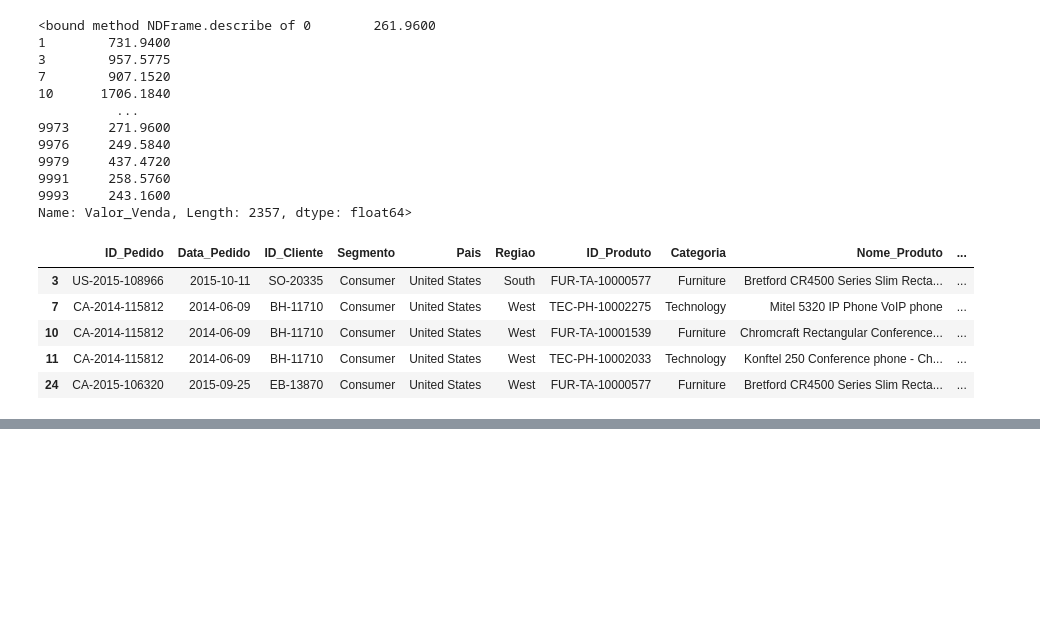
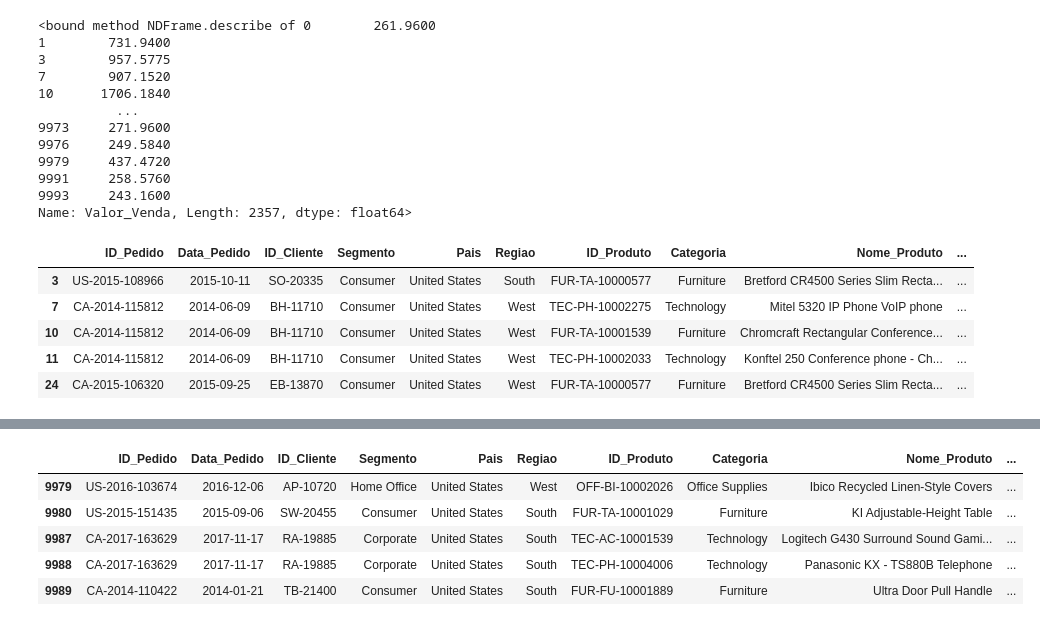
Before and after one commit to Vitoria-Rabelo/python_notebooks, a Jupyter notebook: 09_Pandas/00_Pandas.ipynb, the cells around one changed output, grey strips where cells are left out. Saved outputs shown, nothing was run; the diff lists cells and outputs as text; code cells hidden in the pictures; blank space fills up the shorter version.

```diff
--- a/09_Pandas/00_Pandas.ipynb
+++ b/09_Pandas/00_Pandas.ipynb
@@ -208,0 +222,11 @@ df3.head()
+# %%
+#diferente do head que mostra o inicio do dataframe, tail mostra o final
+#Porta Lógica | (OR)
+dsa_df[ (dsa_df.Segmento == 'Home Office') | (dsa_df.Regiao == 'South')].tail()
+# %% [output]
+|  | ID_Pedido | Data_Pedido | ID_Cliente | Segmento | Pais | Regiao | ID_Produto | Categoria | Nome_Produto | ... |
+| 9979 | US-2016-103674 | 2016-12-06 | AP-10720 | Home Office | United States | West | OFF-BI-10002026 | Office Supplies | Ibico Recycled Linen-Style Covers | ... |
+| 9980 | US-2015-151435 | 2015-09-06 | SW-20455 | Consumer | United States | South | FUR-TA-10001029 | Furniture | KI Adjustable-Height Table | ... |
+| 9987 | CA-2017-163629 | 2017-11-17 | RA-19885 | Corporate | United States | South | TEC-AC-10001539 | Technology | Logitech G430 Surround Sound Gami... | ... |
+| 9988 | CA-2017-163629 | 2017-11-17 | RA-19885 | Corporate | United States | South | TEC-PH-10004006 | Technology | Panasonic KX - TS880B Telephone | ... |
+| 9989 | CA-2014-110422 | 2014-01-21 | TB-21400 | Consumer | United States | South | FUR-FU-10001889 | Furniture | Ultra Door Pull Handle | ... |
```
Also changed, not shown: parts of 3 cells of this notebook.
